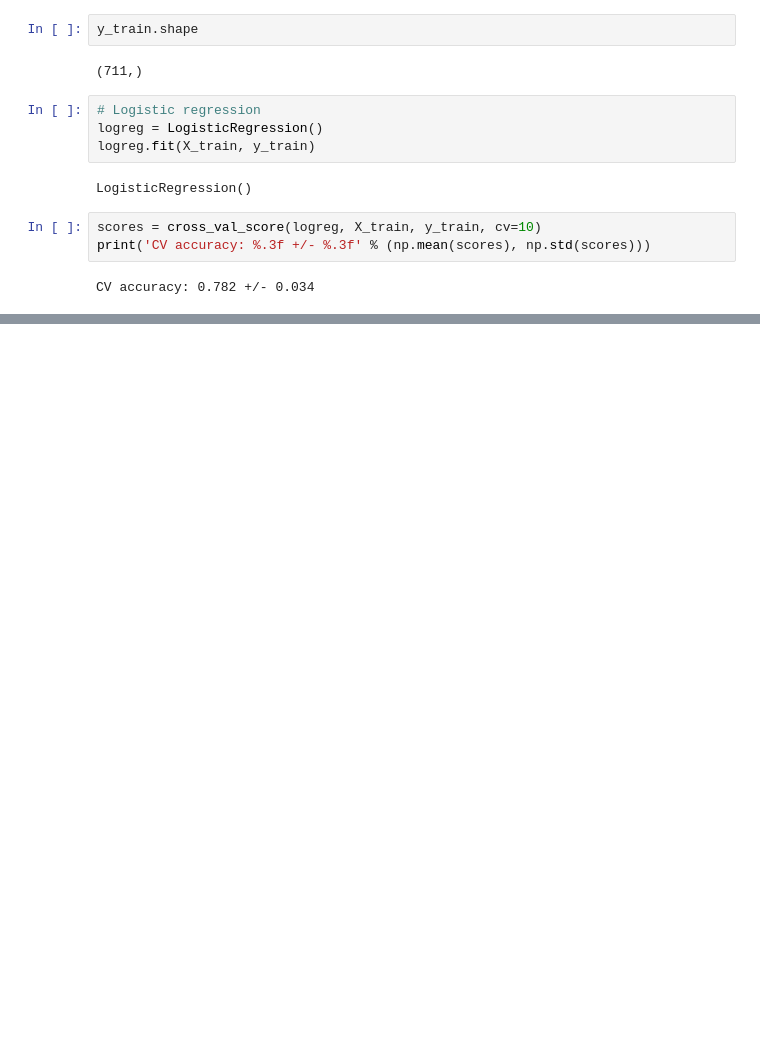
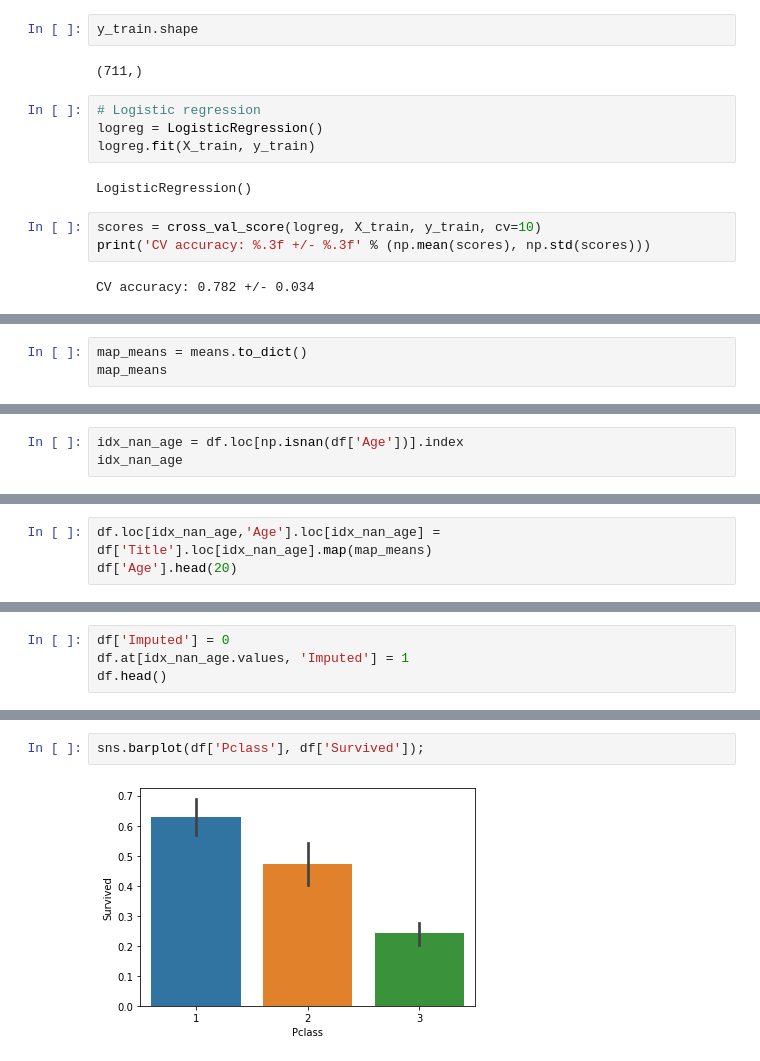
Before and after one commit to SBIK1219/CodingTest, a Jupyter notebook: Titanic_ML2.ipynb, the cells around one changed output, grey strips where cells are left out. Saved outputs shown, nothing was run; the diff lists cells and outputs as text; blank space fills up the shorter version.

```diff
--- a/Titanic_ML2.ipynb
+++ b/Titanic_ML2.ipynb
@@ -278,0 +397,3 @@ CV accuracy: 0.782 +/- 0.034
+# %%
+map_means = means.to_dict()
+map_means
@@ -278,0 +418,3 @@ CV accuracy: 0.782 +/- 0.034
+# %%
+idx_nan_age = df.loc[np.isnan(df['Age'])].index
+idx_nan_age
@@ -278,0 +446,3 @@ CV accuracy: 0.782 +/- 0.034
+# %%
+df.loc[idx_nan_age,'Age'].loc[idx_nan_age] = df['Title'].loc[idx_nan_age].map(map_means)
+df['Age'].head(20)
@@ -278,0 +467,4 @@ CV accuracy: 0.782 +/- 0.034
+# %%
+df['Imputed'] = 0
+df.at[idx_nan_age.values, 'Imputed'] = 1
+df.head()
@@ -278,0 +478,4 @@ CV accuracy: 0.782 +/- 0.034
+# %%
+sns.barplot(df['Pclass'], df['Survived']);
+# %% [output]
+[figure, added]
```
Also changed, not shown: parts of 40 cells of this notebook.
